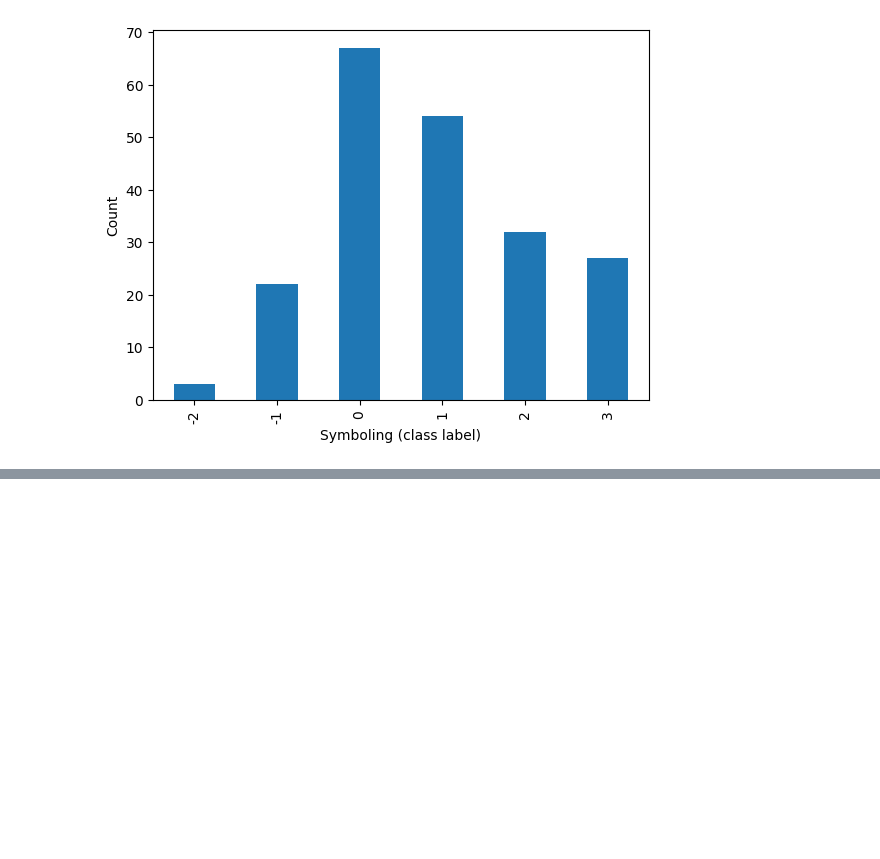
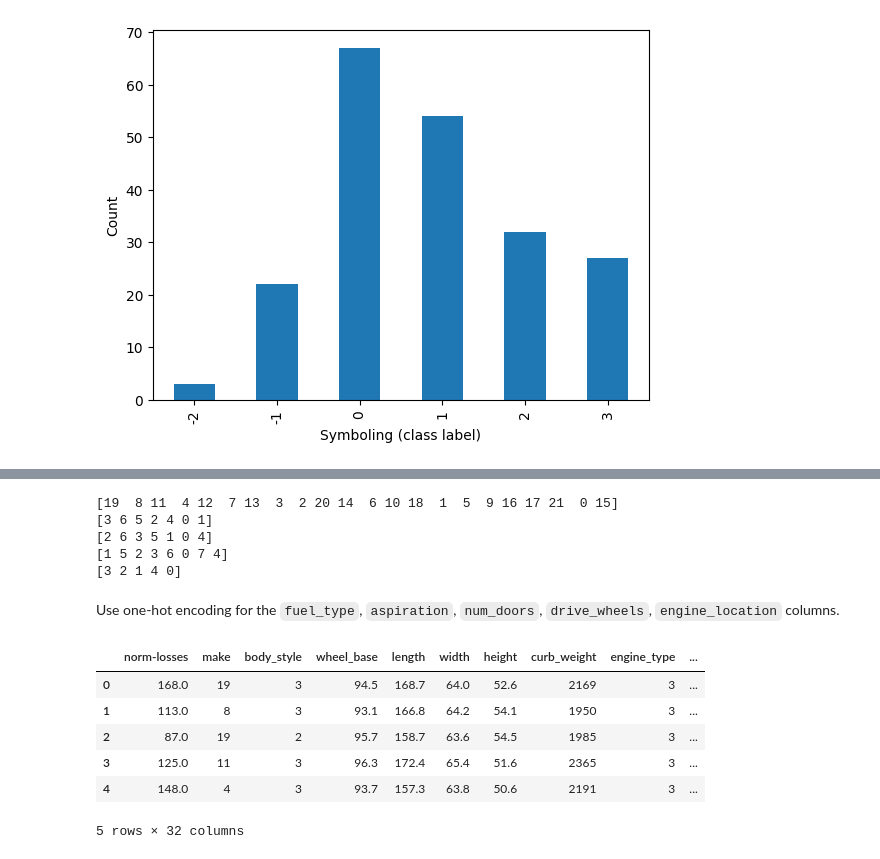
Before and after one commit to tmskss/automobile-classification-assignment, a Jupyter notebook: main.ipynb, the cells around one changed output, grey strips where cells are left out. Saved outputs shown, nothing was run; the diff lists cells and outputs as text; code cells hidden in the pictures; blank space fills up the shorter version.

```diff
--- a/main.ipynb
+++ b/main.ipynb
@@ -320,0 +368,36 @@ plt.show()
+# %%
+print(df['make'].unique())
+print(df['engine_type'].unique())
+print(df['num_cylinders'].unique())
+print(df['fuel_system'].unique())
+print(df['body_style'].unique())
+# %% [output]
+[19  8 11  4 12  7 13  3  2 20 14  6 10 18  1  5  9 16 17 21  0 15]
+[3 6 5 2 4 0 1]
+[2 6 3 5 1 0 4]
+[1 5 2 3 6 0 7 4]
+[3 2 1 4 0]
+# %% [markdown]
+Use one-hot encoding for the `fuel_type`, `aspiration`, `num_doors`, `drive_wheels`, `engine_location` columns.
+# %%
+def one_hot_encode(df, col):
+    one_hot = pd.get_dummies(df[col], prefix=col)
+    one_hot_df = pd.concat([df, one_hot], axis=1)
+    one_hot_df = one_hot_df.drop(col, axis=1)
+
+    return one_hot_df
+# %%
+df = one_hot_encode(df, 'fuel_type')
+df = one_hot_encode(df, 'aspiration')
+df = one_hot_encode(df, 'num_doors')
+df = one_hot_encode(df, 'drive_wheels')
+df = one_hot_encode(df, 'engine_location')
+df.head()
+# %% [output]
+|  | norm-losses | make | body_style | wheel_base | length | width | height | curb_weight | engine_type | ... |
+| 0 | 168.0 | 19 | 3 | 94.5 | 168.7 | 64.0 | 52.6 | 2169 | 3 | ... |
+| 1 | 113.0 | 8 | 3 | 93.1 | 166.8 | 64.2 | 54.1 | 1950 | 3 | ... |
+| 2 | 87.0 | 19 | 2 | 95.7 | 158.7 | 63.6 | 54.5 | 1985 | 3 | ... |
+| 3 | 125.0 | 11 | 3 | 96.3 | 172.4 | 65.4 | 51.6 | 2365 | 3 | ... |
+| 4 | 148.0 | 4 | 3 | 93.7 | 157.3 | 63.8 | 50.6 | 2191 | 3 | ... |
+5 rows × 32 columns
```
Also changed, not shown: parts of 7 cells of this notebook, 1 other file.
